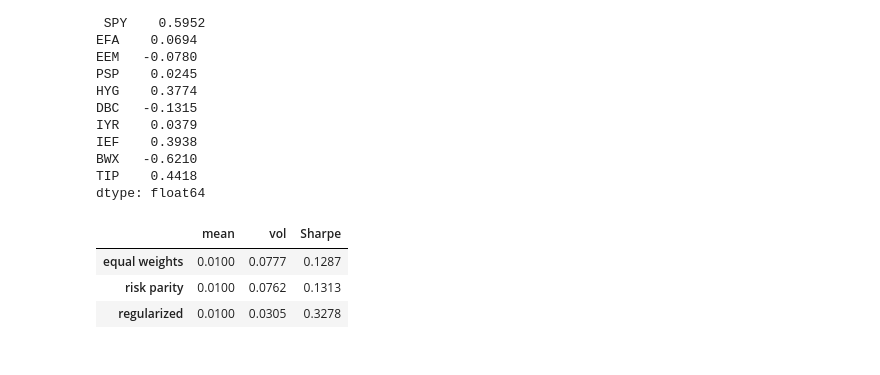
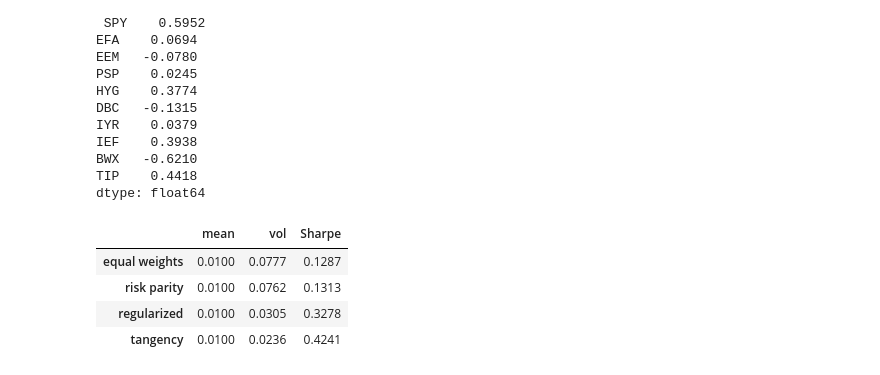
Before and after one commit to sidsahacodes/finm36700, a Jupyter notebook: 2. MVO_Sid.ipynb, the cells around one changed output. Drawn from its saved outputs; the diff is of its cells as text; code cells hidden in the pictures.

```diff
--- a/2. MVO_Sid.ipynb
+++ b/2. MVO_Sid.ipynb
@@ -563,28 +563,32 @@ BWX   -0.6210
 TIP    0.4418
 dtype: float64
 # %%
-TARG_MEAN = 0.01                     # monthly target
-mu = retsx.mean()                     # asset excess-return means
+TARG_MEAN = 0.01
+mu = retsx.mean()
 
 wts = pd.DataFrame(index=retsx.columns)
 
-wts['equal weights'] = 1/len(retsx.columns)
-wts['risk parity']  = 1/retsx.var()                   # ~ 1/sigma^2
-wts['regularized']  = tangency_weights(retsx, scale_cov=.5)  # uses Σ_hat
+# Base portfolios
+wts['equal weights'] = 1 / len(retsx.columns)
+wts['risk parity']   = 1 / retsx.var()
+wts['regularized']   = tangency_weights(retsx, scale_cov=.5)
+wts['tangency']      = tangency_weights(retsx)
 
-# scale each column to hit target mean
+# Rescale each column to hit target mean of 0.01
 wts *= TARG_MEAN / (mu @ wts)
 
-# optional: compare performance
+# Compute portfolio returns and performance
 retsP = retsx @ wts
 summary = pd.DataFrame({
     'mean': retsP.mean(),
     'vol':  retsP.std(ddof=1),
-    'Sharpe': retsP.mean()/retsP.std(ddof=1)
+    'Sharpe': retsP.mean() / retsP.std(ddof=1)
 })
+
 summary
 # %% [output]
 |  | mean | vol | Sharpe |
 | equal weights | 0.0100 | 0.0777 | 0.1287 |
 | risk parity | 0.0100 | 0.0762 | 0.1313 |
 | regularized | 0.0100 | 0.0305 | 0.3278 |
+| tangency | 0.0100 | 0.0236 | 0.4241 |
```
Also changed, not shown: parts of 1 cell of this notebook.
